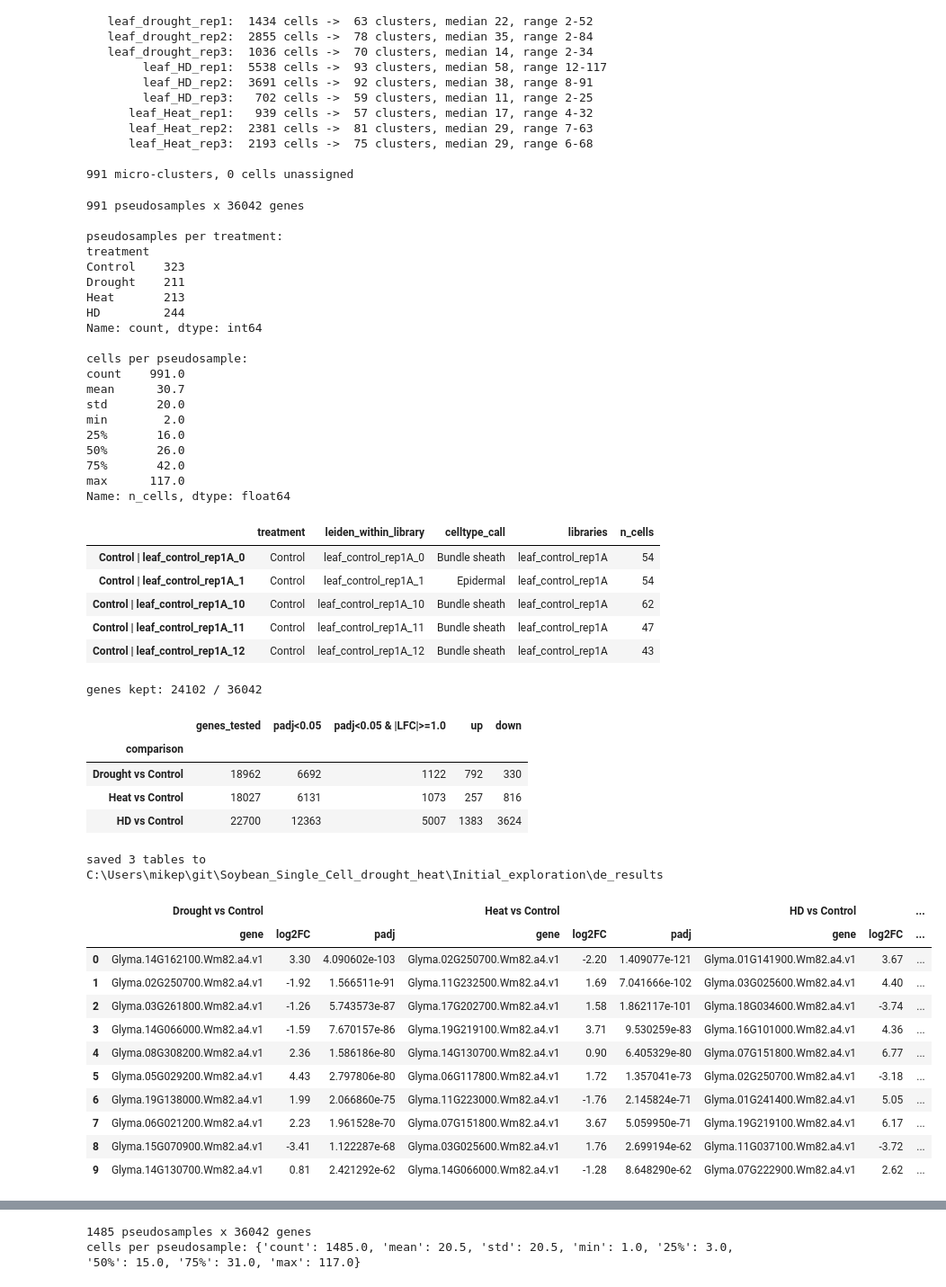
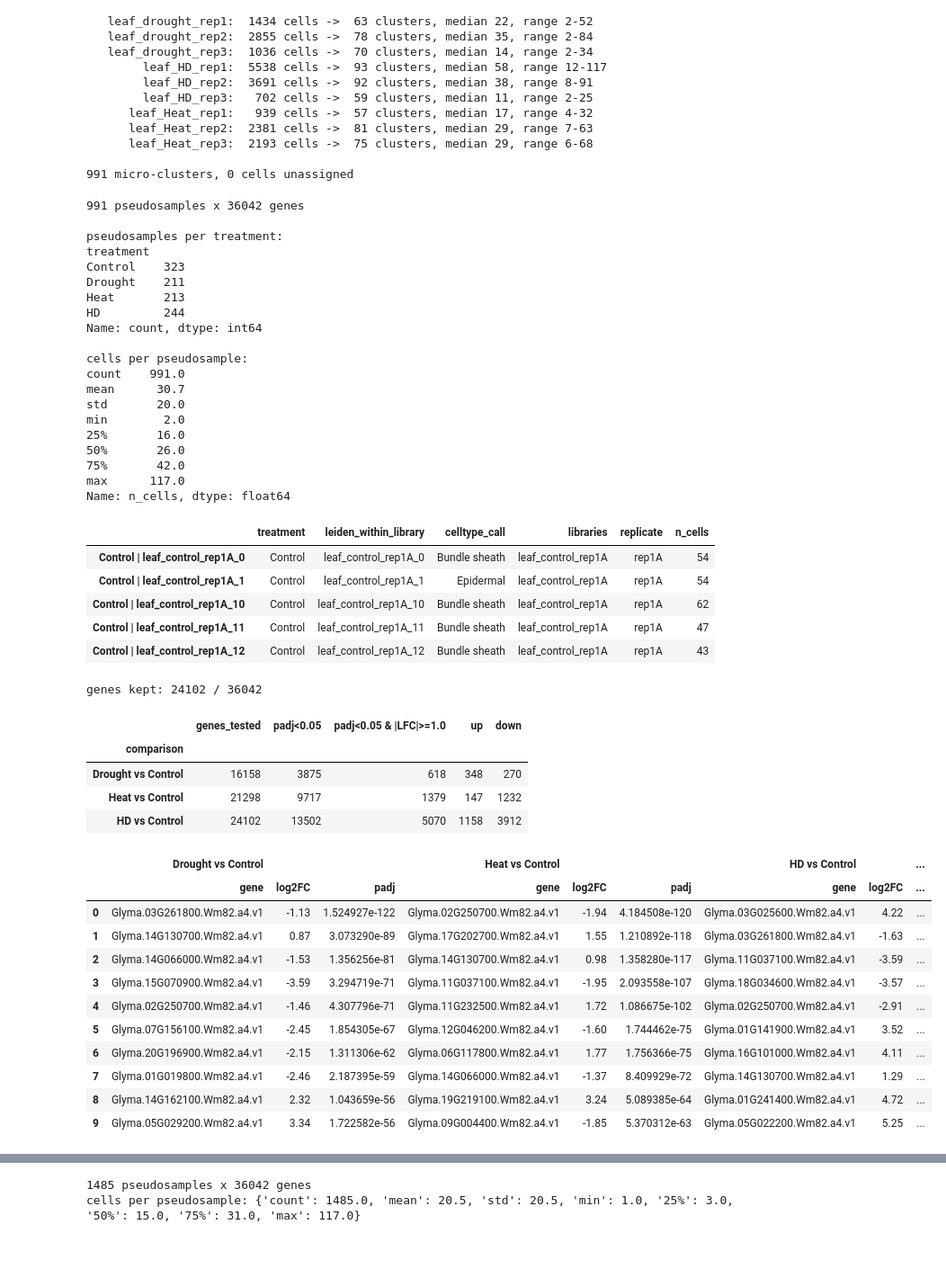
Before and after one commit to mikepassal/Soybean_Single_Cell_drought_heat, a Jupyter notebook: Initial_exploration/redo_de_genes.ipynb, the cells around one changed output, grey strips where cells are left out. Shown at 90% size. Saved outputs shown, nothing was run; the diff lists cells and outputs as text; code cells hidden in the pictures; blank space fills up the shorter version.

```diff
--- a/Initial_exploration/redo_de_genes.ipynb
+++ b/Initial_exploration/redo_de_genes.ipynb
@@ -408,7 +409,7 @@ information and possible workarounds, please see
 micro_counts, micro_meta = pseudobulk(
     counts_adata,
     group_keys=["treatment", LEIDEN_KEY],
-    meta_keys=["celltype_call", "libraries"],
+    meta_keys=["celltype_call", "libraries", "replicate"],
 )
 print(f"{micro_counts.shape[0]} pseudosamples x {micro_counts.shape[1]} genes")
 print("\npseudosamples per treatment:")
@@ -437,41 +438,42 @@ min        2.0
 75%       42.0
 max      117.0
 Name: n_cells, dtype: float64
-|  | treatment | leiden_within_library | celltype_call | libraries | n_cells |
-| Control | leaf_control_rep1A_0 | Control | leaf_control_rep1A_0 | Bundle sheath | leaf_control_rep1A | 54 |
-| Control | leaf_control_rep1A_1 | Control | leaf_control_rep1A_1 | Epidermal | leaf_control_rep1A | 54 |
-| Control | leaf_control_rep1A_10 | Control | leaf_control_rep1A_10 | Bundle sheath | leaf_control_rep1A | 62 |
-| Control | leaf_control_rep1A_11 | Control | leaf_control_rep1A_11 | Bundle sheath | leaf_control_rep1A | 47 |
-| Control | leaf_control_rep1A_12 | Control | leaf_control_rep1A_12 | Bundle sheath | leaf_control_rep1A | 43 |
+|  | treatment | leiden_within_library | celltype_call | libraries | replicate | n_cells |
+| Control | leaf_control_rep1A_0 | Control | leaf_control_rep1A_0 | Bundle sheath | leaf_control_rep1A | rep1A | 54 |
+| Control | leaf_control_rep1A_1 | Control | leaf_control_rep1A_1 | Epidermal | leaf_control_rep1A | rep1A | 54 |
+| Control | leaf_control_rep1A_10 | Control | leaf_control_rep1A_10 | Bundle sheath | leaf_control_rep1A | rep1A | 62 |
+| Control | leaf_control_rep1A_11 | Control | leaf_control_rep1A_11 | Bundle sheath | leaf_control_rep1A | rep1A | 47 |
+| Control | leaf_control_rep1A_12 | Control | leaf_control_rep1A_12 | Bundle sheath | leaf_control_rep1A | rep1A | 43 |
 # %%
 # hundreds of pseudosamples x ~20k genes -- this fit is the slowest step (minutes)
 micro_counts_f = filter_genes(micro_counts)
-micro_dds, micro_results = run_deseq(micro_counts_f, micro_meta, design="~treatment")
+micro_dds, micro_results = run_deseq(
+    micro_counts_f, micro_meta, design="~replicate + treatment"
+)
 de_summary(micro_results)
 # %% [output]
 genes kept: 24102 / 36042
 |  | genes_tested | padj<0.05 | padj<0.05 & |LFC|>=1.0 | up | down |
 | comparison |  |  |  |  |  |
-| Drought vs Control | 18962 | 6692 | 1122 | 792 | 330 |
-| Heat vs Control | 18027 | 6131 | 1073 | 257 | 816 |
-| HD vs Control | 22700 | 12363 | 5007 | 1383 | 3624 |
+| Drought vs Control | 16158 | 3875 | 618 | 348 | 270 |
+| Heat vs Control | 21298 | 9717 | 1379 | 147 | 1232 |
+| HD vs Control | 24102 | 13502 | 5070 | 1158 | 3912 |
 # %%
-save_results(micro_results, "leiden_micro_pseudobulk")
+# save_results(micro_results, "leiden_micro_pseudobulk")
 top_genes(micro_results)
 # %% [output]
-saved 3 tables to C:\Users\mikep\git\Soybean_Single_Cell_drought_heat\Initial_exploration\de_results
 |  | Drought vs Control |  |  | Heat vs Control |  |  | HD vs Control |  | ... |
 |  | gene | log2FC | padj | gene | log2FC | padj | gene | log2FC | ... |
-| 0 | Glyma.14G162100.Wm82.a4.v1 | 3.30 | 4.090602e-103 | Glyma.02G250700.Wm82.a4.v1 | -2.20 | 1.409077e-121 | Glyma.01G141900.Wm82.a4.v1 | 3.67 | ... |
-| 1 | Glyma.02G250700.Wm82.a4.v1 | -1.92 | 1.566511e-91 | Glyma.11G232500.Wm82.a4.v1 | 1.69 | 7.041666e-102 | Glyma.03G025600.Wm82.a4.v1 | 4.40 | ... |
-| 2 | Glyma.03G261800.Wm82.a4.v1 | -1.26 | 5.743573e-87 | Glyma.17G202700.Wm82.a4.v1 | 1.58 | 1.862117e-101 | Glyma.18G034600.Wm82.a4.v1 | -3.74 | ... |
-| 3 | Glyma.14G066000.Wm82.a4.v1 | -1.59 | 7.670157e-86 | Glyma.19G219100.Wm82.a4.v1 | 3.71 | 9.530259e-83 | Glyma.16G101000.Wm82.a4.v1 | 4.36 | ... |
-| 4 | Glyma.08G308200.Wm82.a4.v1 | 2.36 | 1.586186e-80 | Glyma.14G130700.Wm82.a4.v1 | 0.90 | 6.405329e-80 | Glyma.07G151800.Wm82.a4.v1 | 6.77 | ... |
-| 5 | Glyma.05G029200.Wm82.a4.v1 | 4.43 | 2.797806e-80 | Glyma.06G117800.Wm82.a4.v1 | 1.72 | 1.357041e-73 | Glyma.02G250700.Wm82.a4.v1 | -3.18 | ... |
-| 6 | Glyma.19G138000.Wm82.a4.v1 | 1.99 | 2.066860e-75 | Glyma.11G223000.Wm82.a4.v1 | -1.76 | 2.145824e-71 | Glyma.01G241400.Wm82.a4.v1 | 5.05 | ... |
-| 7 | Glyma.06G021200.Wm82.a4.v1 | 2.23 | 1.961528e-70 | Glyma.07G151800.Wm82.a4.v1 | 3.67 | 5.059950e-71 | Glyma.19G219100.Wm82.a4.v1 | 6.17 | ... |
-| 8 | Glyma.15G070900.Wm82.a4.v1 | -3.41 | 1.122287e-68 | Glyma.03G025600.Wm82.a4.v1 | 1.76 | 2.699194e-62 | Glyma.11G037100.Wm82.a4.v1 | -3.72 | ... |
-| 9 | Glyma.14G130700.Wm82.a4.v1 | 0.81 | 2.421292e-62 | Glyma.14G066000.Wm82.a4.v1 | -1.28 | 8.648290e-62 | Glyma.07G222900.Wm82.a4.v1 | 2.62 | ... |
+| 0 | Glyma.03G261800.Wm82.a4.v1 | -1.13 | 1.524927e-122 | Glyma.02G250700.Wm82.a4.v1 | -1.94 | 4.184508e-120 | Glyma.03G025600.Wm82.a4.v1 | 4.22 | ... |
+| 1 | Glyma.14G130700.Wm82.a4.v1 | 0.87 | 3.073290e-89 | Glyma.17G202700.Wm82.a4.v1 | 1.55 | 1.210892e-118 | Glyma.03G261800.Wm82.a4.v1 | -1.63 | ... |
+| 2 | Glyma.14G066000.Wm82.a4.v1 | -1.53 | 1.356256e-81 | Glyma.14G130700.Wm82.a4.v1 | 0.98 | 1.358280e-117 | Glyma.11G037100.Wm82.a4.v1 | -3.59 | ... |
+| 3 | Glyma.15G070900.Wm82.a4.v1 | -3.59 | 3.294719e-71 | Glyma.11G037100.Wm82.a4.v1 | -1.95 | 2.093558e-107 | Glyma.18G034600.Wm82.a4.v1 | -3.57 | ... |
+| 4 | Glyma.02G250700.Wm82.a4.v1 | -1.46 | 4.307796e-71 | Glyma.11G232500.Wm82.a4.v1 | 1.72 | 1.086675e-102 | Glyma.02G250700.Wm82.a4.v1 | -2.91 | ... |
+| 5 | Glyma.07G156100.Wm82.a4.v1 | -2.45 | 1.854305e-67 | Glyma.12G046200.Wm82.a4.v1 | -1.60 | 1.744462e-75 | Glyma.01G141900.Wm82.a4.v1 | 3.52 | ... |
+| 6 | Glyma.20G196900.Wm82.a4.v1 | -2.15 | 1.311306e-62 | Glyma.06G117800.Wm82.a4.v1 | 1.77 | 1.756366e-75 | Glyma.16G101000.Wm82.a4.v1 | 4.11 | ... |
+| 7 | Glyma.01G019800.Wm82.a4.v1 | -2.46 | 2.187395e-59 | Glyma.14G066000.Wm82.a4.v1 | -1.37 | 8.409929e-72 | Glyma.14G130700.Wm82.a4.v1 | 1.29 | ... |
+| 8 | Glyma.14G162100.Wm82.a4.v1 | 2.32 | 1.043659e-56 | Glyma.19G219100.Wm82.a4.v1 | 3.24 | 5.089385e-64 | Glyma.01G241400.Wm82.a4.v1 | 4.72 | ... |
+| 9 | Glyma.05G029200.Wm82.a4.v1 | 3.34 | 1.722582e-56 | Glyma.09G004400.Wm82.a4.v1 | -1.85 | 5.370312e-63 | Glyma.05G022200.Wm82.a4.v1 | 5.25 | ... |
 # %%
 # how far do the micro-cluster calls track the conservative library-level analysis?
 rows = []
```
Also changed, not shown: parts of 13 cells of this notebook, 33 other files.
